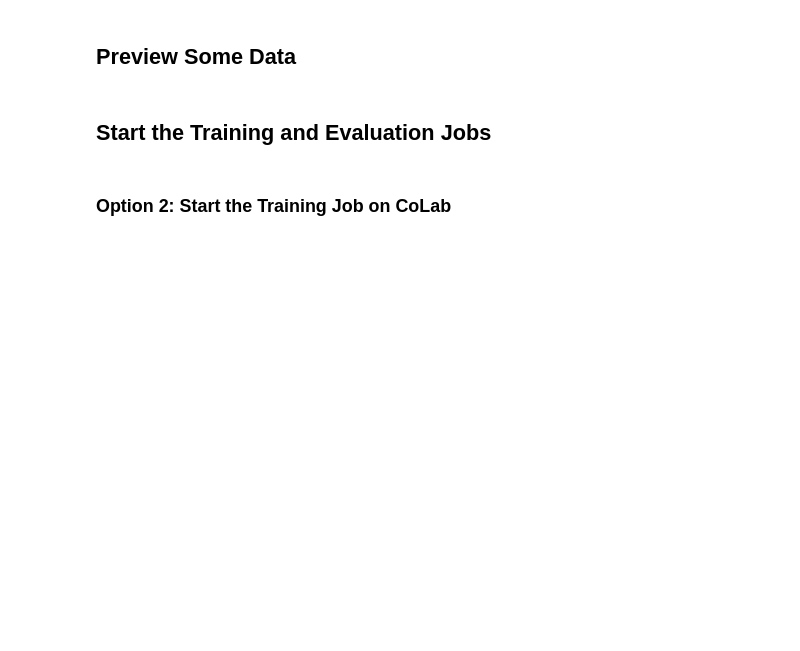
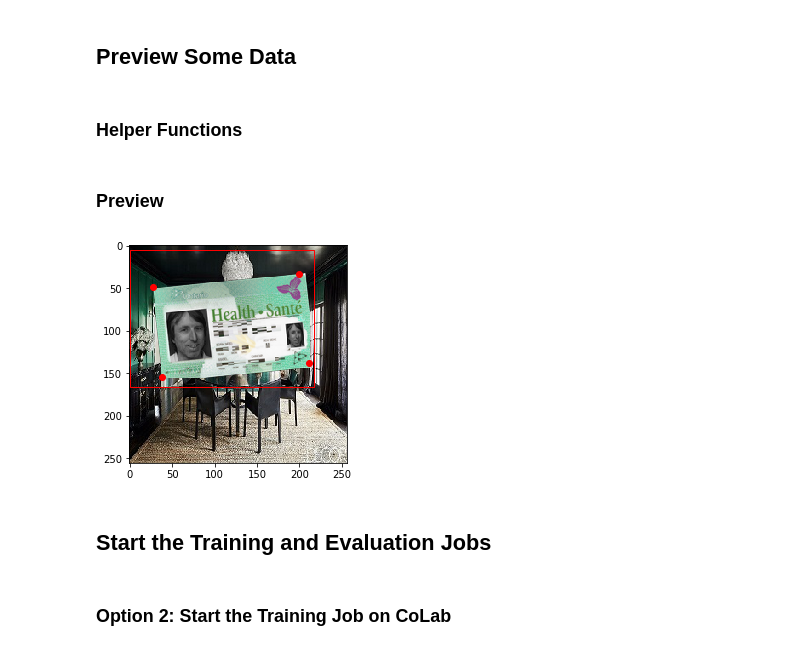
Before and after one commit to hailusong/colab-god-idclass, a Jupyter notebook: god_idclass_colabtrain_dlib.ipynb, the cells around one changed output. Drawn from its saved outputs; the diff is of its cells as text; code cells hidden in the pictures; blank space fills up the shorter version.

```diff
--- a/god_idclass_colabtrain_dlib.ipynb
+++ b/god_idclass_colabtrain_dlib.ipynb
@@ -141,3 +140,5 @@ working on /content/generated/bbox-valid-non-id1.csv and /content/generated/pnts
 Payload XML count: 1464, total image count: 244.0
 # %% [markdown]
 ## Preview Some Data
+# %% [markdown]
+### Helper Functions
@@ -143,0 +181,2 @@ Payload XML count: 1464, total image count: 244.0
+# %% [markdown]
+### Preview
@@ -144,21 +185,30 @@ Payload XML count: 1464, total image count: 244.0
+# %%
+# Pick one image to show in the top 100
+import random
+img_picked = random.randint(0, 100)
 # %%
 import xml.etree.ElementTree as et
 
 root = et.parse(f'{DEFAULT_HOME}/generated/dlib_train.xml').getroot()
 
-for image in root.findall('dataset/images/image'):
-    img_fn = image.get('file')
-    box = image.get('box')
-    box_top= box.get('top')
-    box_left = box.get('left')
-    box_width = box.get('width')
-    box_height = box.get('height')
-    print(f'{img_fn}: {box_top}/{box_left}/{box_width}/{box_height}')
+image = root.findall('images/image')[img_picked]
+img_fn = image.get('file')
+box = image.find('box')
+box_top= box.get('top')
+box_left = box.get('left')
+box_width = box.get('width')
+box_height = box.get('height')
+# print(f'{img_fn}: {box_top}/{box_left}/{box_width}/{box_height}')
 
-    parts = []
-    for part in image.findall('box/part'):
-        parts.append((part.get('x'), part.get('y')))
-    print(f'{parts}')
+parts_x = []
+parts_y = []
+for part in box.findall('part'):
+    parts_x.append(float(part.get('x')) + float(box_left))
+    parts_y.append(float(part.get('y')) + float(box_top))
+
+preview('../' + img_fn, (float(box_left), float(box_top), float(box_width), float(box_height)), parts_x, parts_y)
+# %% [output]
+[figure, added]
 # %% [markdown]
 ## Start the Training and Evaluation Jobs
 # %% [markdown]
```
Also changed, not shown: parts of 7 cells of this notebook.
